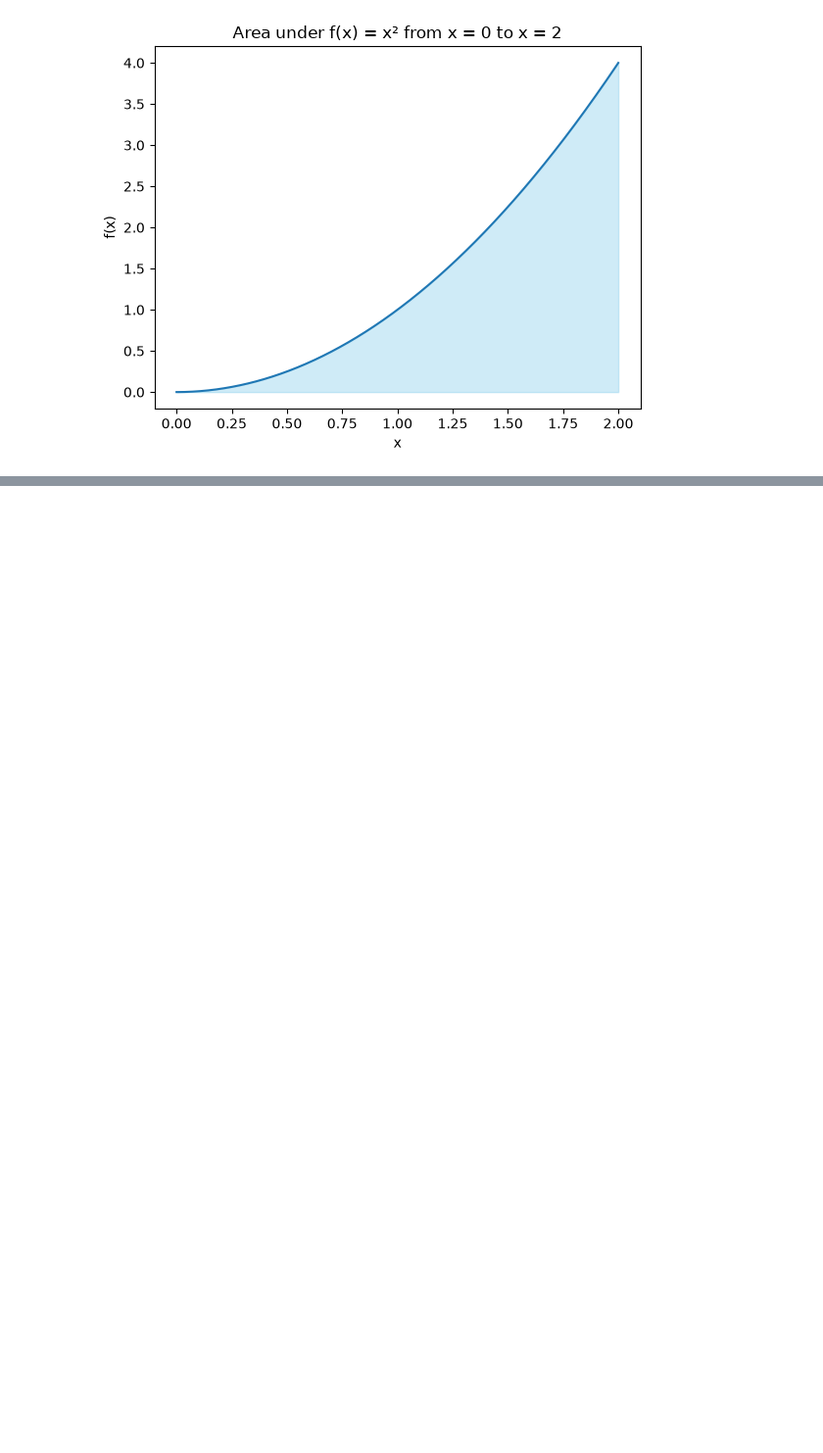
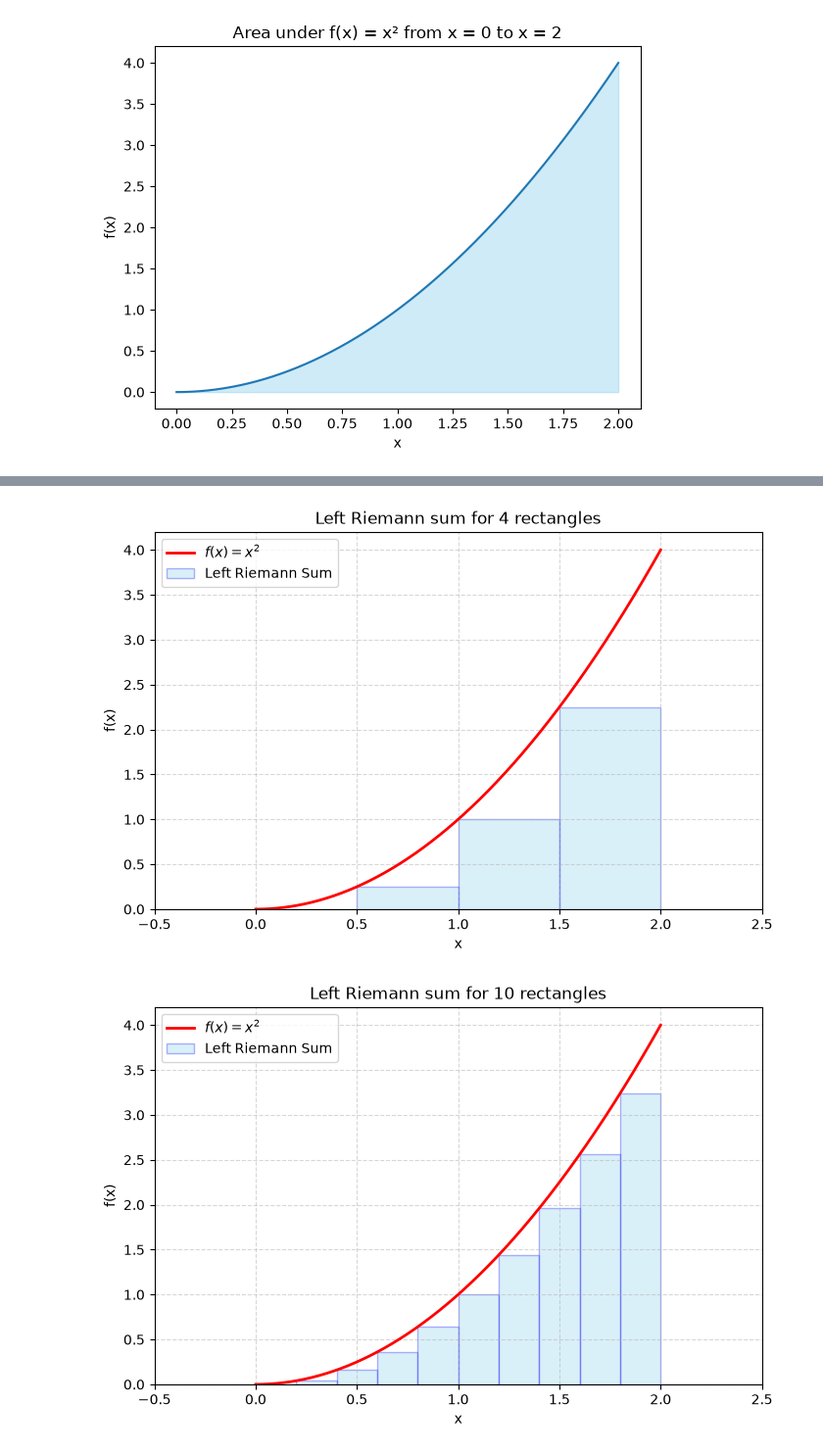
Before and after one commit to Edgybug/integrals-course-project, a Jupyter notebook: course_project.ipynb, the cells around one changed output, grey strips where cells are left out. Shown at 98% size. Saved outputs shown, nothing was run; the diff lists cells and outputs as text; code cells hidden in the pictures; blank space fills up the shorter version.

```diff
--- a/course_project.ipynb
+++ b/course_project.ipynb
@@ -90,0 +202,11 @@ But this chapter should be relatively short.
+# %%
+def f(x):
+    return x**2
+
+draw_riemann_rectangles(0, 2, 4, f)
+draw_riemann_rectangles(0, 2, 10, f)
+draw_riemann_rectangles(0, 2, 50, f)
+draw_riemann_rectangles(0, 2, 100, f)
+# %% [output]
+[figure, added]
+[figure, added]
```
Also changed, not shown: parts of 15 cells of this notebook, 1 other file.
